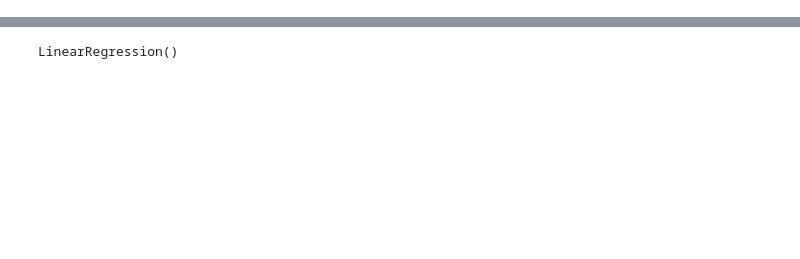
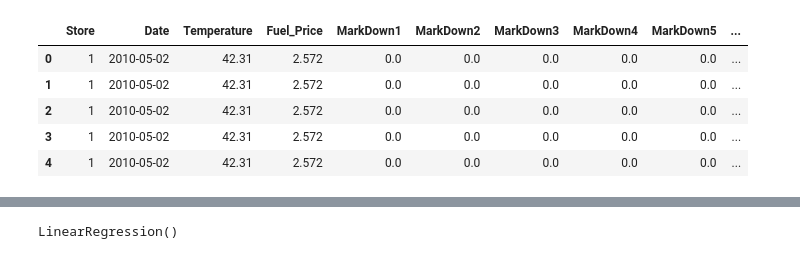
Before and after one commit to jamesdinardo/Retail-Forecasting, a Jupyter notebook: Linear.ipynb, the cells around one changed output, grey strips where cells are left out. Saved outputs shown, nothing was run; the diff lists cells and outputs as text; code cells hidden in the pictures; blank space fills up the shorter version.

```diff
--- a/Linear.ipynb
+++ b/Linear.ipynb
@@ -49 +68,12 @@ NameError: name 'df' is not defined
+# %%
+#save a copy of the full dataframe before we start changing features
+df_all = pd.DataFrame(df, columns=df.columns)
+df_all.head()
+# %% [output]
+|  | Store | Date | Temperature | Fuel_Price | MarkDown1 | MarkDown2 | MarkDown3 | MarkDown4 | MarkDown5 | ... |
+| 0 | 1 | 2010-05-02 | 42.31 | 2.572 | 0.0 | 0.0 | 0.0 | 0.0 | 0.0 | ... |
+| 1 | 1 | 2010-05-02 | 42.31 | 2.572 | 0.0 | 0.0 | 0.0 | 0.0 | 0.0 | ... |
+| 2 | 1 | 2010-05-02 | 42.31 | 2.572 | 0.0 | 0.0 | 0.0 | 0.0 | 0.0 | ... |
+| 3 | 1 | 2010-05-02 | 42.31 | 2.572 | 0.0 | 0.0 | 0.0 | 0.0 | 0.0 | ... |
+| 4 | 1 | 2010-05-02 | 42.31 | 2.572 | 0.0 | 0.0 | 0.0 | 0.0 | 0.0 | ... |
 # %%
```
Also changed, not shown: parts of 59 cells of this notebook, 3 other files.
